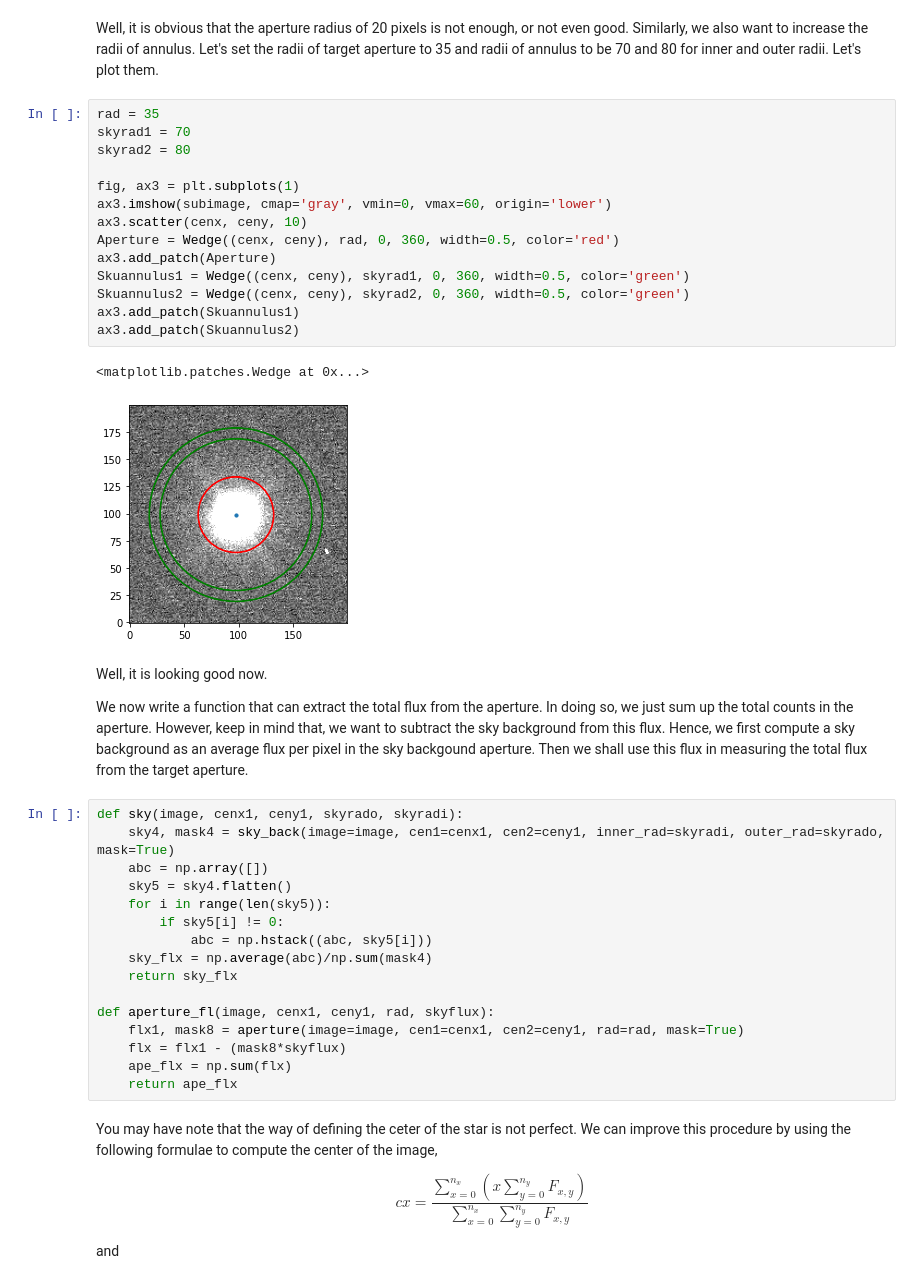
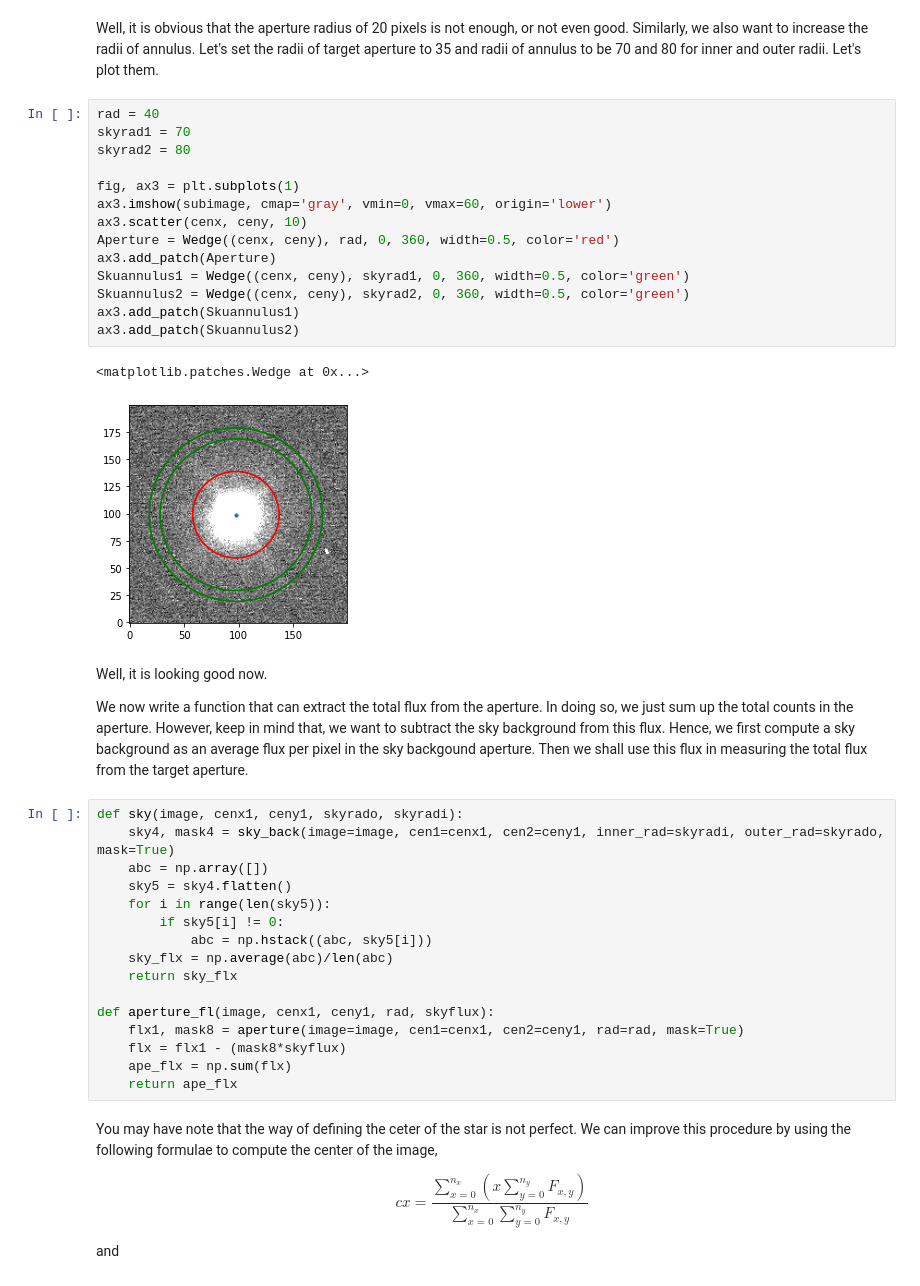
Before and after one commit to Jayshil/Data_Analysis, a Jupyter notebook: Transits/p1.ipynb, the cells around one changed output. Cells and saved outputs as stored; diff of their text form.

```diff
--- a/Transits/p1.ipynb
+++ b/Transits/p1.ipynb
@@ -142,22 +142,22 @@ ax3.add_patch(Skuannulus2)
 # %% [markdown]
 Well, it is obvious that the aperture radius of 20 pixels is not enough, or not even good. Similarly, we also want to increase the radii of annulus. Let's set the radii of target aperture to 35 and radii of annulus to be 70 and 80 for inner and outer radii. Let's plot them.
 # %%
-rad = 35
+rad = 40
 skyrad1 = 70
 skyrad2 = 80
 
 fig, ax3 = plt.subplots(1)
 ax3.imshow(subimage, cmap='gray', vmin=0, vmax=60, origin='lower')
 ax3.scatter(cenx, ceny, 10)
 Aperture = Wedge((cenx, ceny), rad, 0, 360, width=0.5, color='red')
 ax3.add_patch(Aperture)
 Skuannulus1 = Wedge((cenx, ceny), skyrad1, 0, 360, width=0.5, color='green')
 Skuannulus2 = Wedge((cenx, ceny), skyrad2, 0, 360, width=0.5, color='green')
 ax3.add_patch(Skuannulus1)
 ax3.add_patch(Skuannulus2)
 # %% [output]
 <matplotlib.patches.Wedge at 0x...>
-[figure, old version]
+[figure, new version]
 # %% [markdown]
 Well, it is looking good now.
 
@@ -170,7 +170,7 @@ def sky(image, cenx1, ceny1, skyrado, skyradi):
     for i in range(len(sky5)):
         if sky5[i] != 0:
             abc = np.hstack((abc, sky5[i]))
-    sky_flx = np.average(abc)/np.sum(mask4)
+    sky_flx = np.average(abc)/len(abc)
     return sky_flx
 
 def aperture_fl(image, cenx1, ceny1, rad, skyflux):
```
Also changed, not shown: parts of 7 cells of this notebook, 2 other files.
